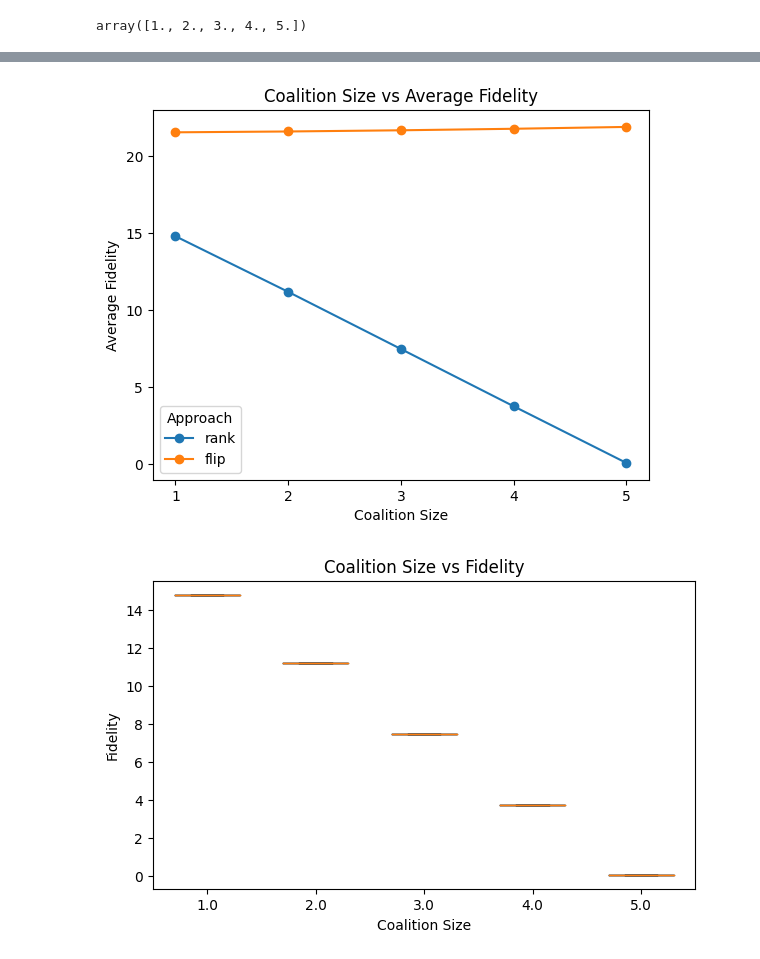
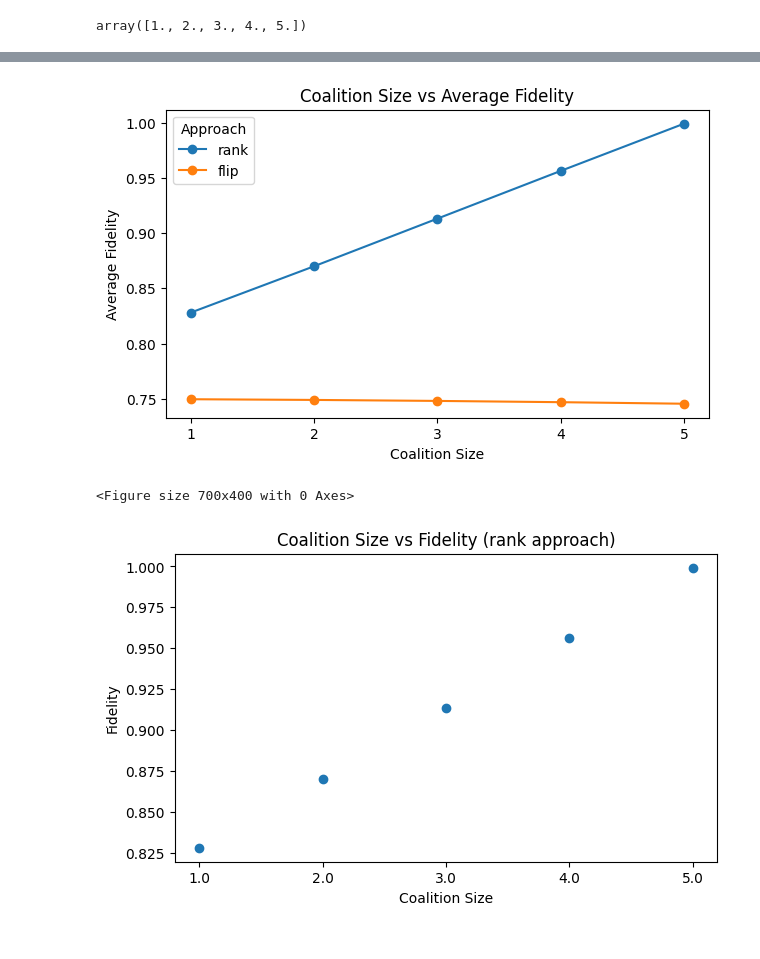
Before and after one commit to DataResponsibly/xAI-Ranking-Benchmark, a Jupyter notebook: notebooks/visualizations_atp.ipynb, the cells around one changed output, grey strips where cells are left out. Cells and saved outputs as stored; diff of their text form; code cells hidden in the pictures.

Commit message:
improve visualizations

```diff
--- a/notebooks/visualizations_atp.ipynb
+++ b/notebooks/visualizations_atp.ipynb
@@ -12,6 +13,10 @@ atp_time.head()
 | 3 | ATP | 86 | rank | coalition_size | 3.0 | 22.304398 | 22.270164 | 22.357620 | 22.285410 | ... |
 | 4 | ATP | 86 | rank | coalition_size | 4.0 | 26.601693 | 26.619284 | 26.577720 | 26.608076 | ... |
 5 rows × 21 columns
+# %%
+atp_time['fidelity_0'] = 1-atp_time['fidelity_0']/86
+atp_time['fidelity_1'] = 1-atp_time['fidelity_1']/86
+atp_time['fidelity_2'] = 1-atp_time['fidelity_2']/86
 # %%
 atp_time[atp_time['parameter']=="sample_size"]
 # %% [output]
@@ -100,0 +129,24 @@ plt.show()
+# %%
+coalition_data = atp_time[atp_time['parameter'] == 'coalition_size']
+
+plt.figure(figsize=(7, 4))
+
+approaches = coalition_data['approach'].unique()
+
+for approach in approaches:
+    approach_data = coalition_data[coalition_data['approach'] == approach]
+    parameter_values = approach_data['parameter_value']
+    times = approach_data[['time_0', 'time_1', 'time_2']]
+    means = times.mean(axis=1)
+    std_devs = times.std(axis=1)
+
+    plt.errorbar(parameter_values, means, yerr=std_devs, fmt='o', capsize=5, label=approach)
+
+plt.xlabel('Coalition Size')
+plt.ylabel('Time')
+plt.title('Coalition Size vs Time')
+plt.legend(title='Approach')
+
+plt.xticks(coalition_data['parameter_value'].unique().astype(int))
+
+plt.show()
@@ -101,39 +155,47 @@ plt.show()
 # %%
+plt.figure(figsize=(7, 4))
+
 for approach in approaches:
     approach_data = coalition_data[coalition_data['approach'] == approach]
     plt.plot(approach_data['parameter_value'], approach_data['average_fidelity'], marker='o', label=approach)
 
 plt.xlabel('Coalition Size')
 plt.ylabel('Average Fidelity')
 plt.title('Coalition Size vs Average Fidelity')
 plt.legend(title='Approach')
 
 plt.xticks(coalition_data['parameter_value'].unique().astype(int))
 
 plt.show()
 # %% [output]
-[figure, old version]
+[figure, new version]
 # %%
-coalition_data = atp_time[(atp_time['parameter'] == 'coalition_size') & (atp_time['approach'] == 'rank')]
+plt.figure(figsize=(7, 4))
 
-fidelity_data = {}
+coalition_rank_data = atp_time[(atp_time['parameter'] == 'coalition_size') & (atp_time['approach'] == 'rank')]
 
-# fidelity values for each coalition size
-for coalition_size in coalition_data['parameter_value'].unique():
-    fidelity_values = coalition_data[coalition_data['parameter_value'] == coalition_size][['fidelity_0', 'fidelity_1', 'fidelity_2']]
-    fidelity_data[coalition_size] = fidelity_values.values.flatten()
+means = []
+std_devs = []
+coalition_sizes = sorted(coalition_rank_data['parameter_value'].unique())
+
+# mean and standard deviation for each coalition size
+for coalition_size in coalition_sizes:
+    fidelity_values = coalition_rank_data[coalition_rank_data['parameter_value'] == coalition_size][['fidelity_0', 'fidelity_1', 'fidelity_2']]
+    values = fidelity_values.values.flatten()
+    means.append(np.mean(values))
+    std_devs.append(np.std(values))
 
 plt.figure(figsize=(7, 4))
 
-plt.boxplot([fidelity_data[size] for size in sorted(fidelity_data.keys())],
-            positions=sorted(fidelity_data.keys()), widths=0.6)
+plt.errorbar(coalition_sizes, means, yerr=std_devs, fmt='o', label='Fidelity')
 
 plt.xlabel('Coalition Size')
 plt.ylabel('Fidelity')
-plt.title('Coalition Size vs Fidelity')
-plt.xticks(ticks=sorted(fidelity_data.keys()), labels=sorted(fidelity_data.keys()))
+plt.title('Coalition Size vs Fidelity (rank approach)')
+plt.xticks(ticks=coalition_sizes, labels=coalition_sizes)
 
 plt.show()
 # %% [output]
+<Figure size 700x400 with 0 Axes>
-[figure, old version]
+[figure, new version]
 # %%
```
Also changed, not shown: parts of 13 cells of this notebook.
